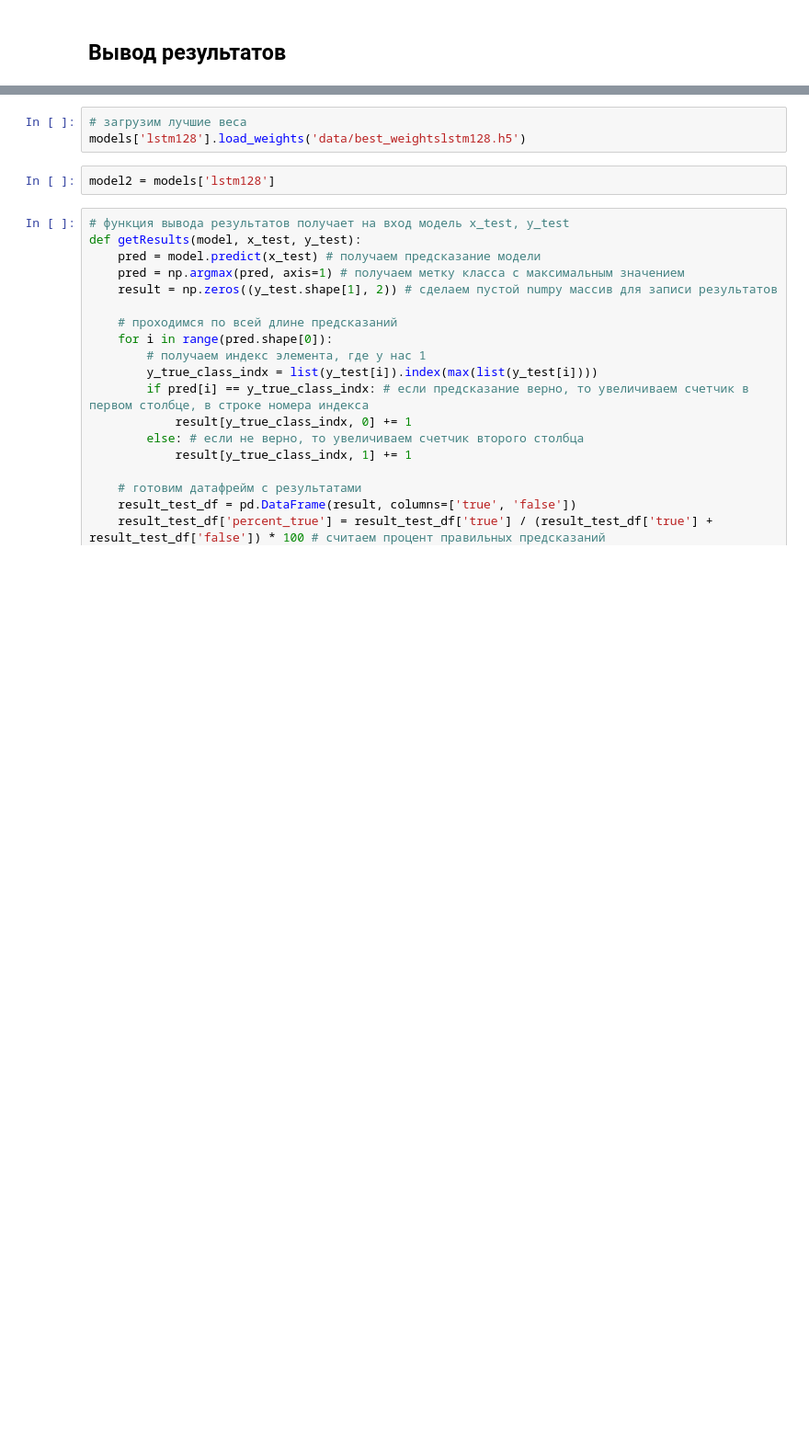
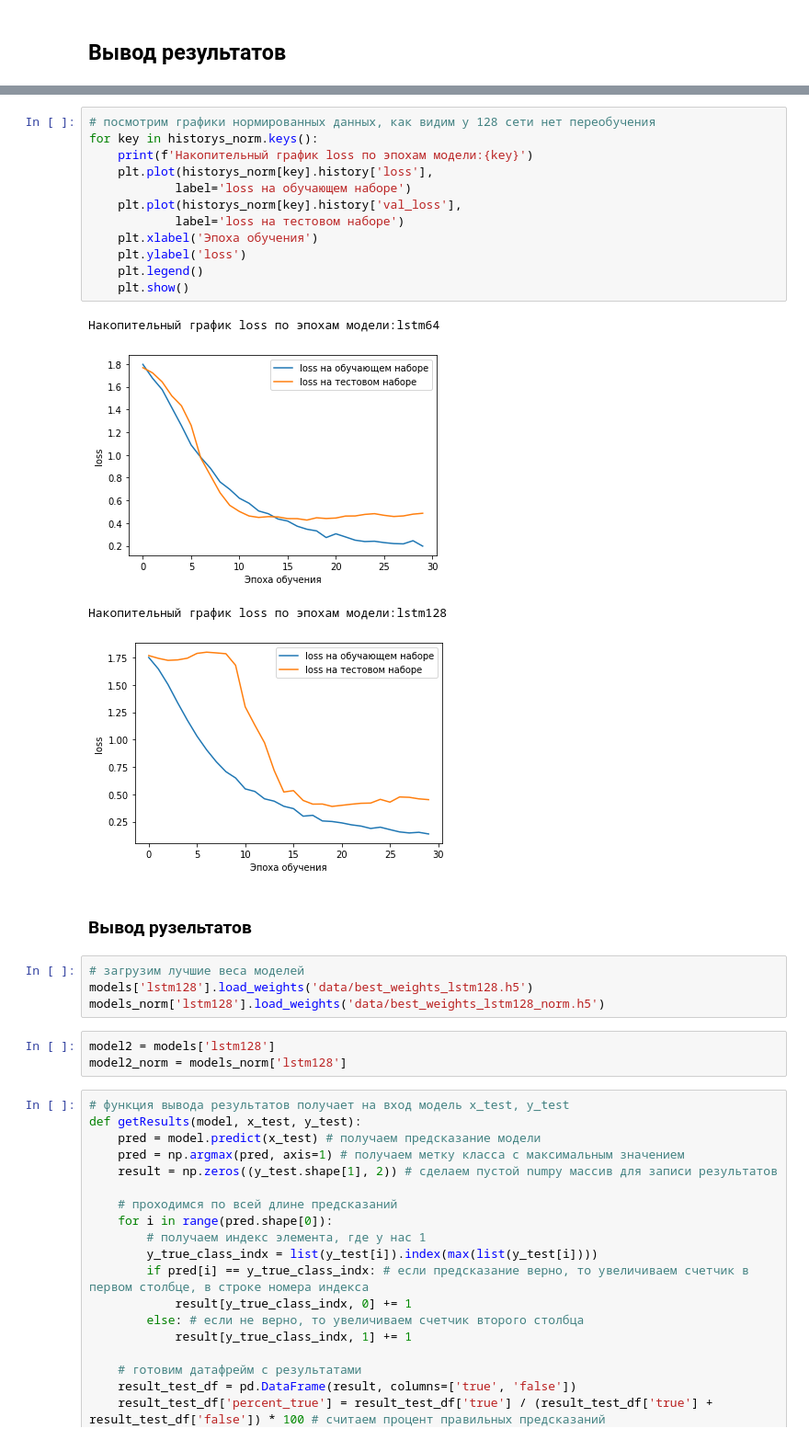
Before and after one commit to resquilleur/TestWorkNeowoxCC, a Jupyter notebook: Main.ipynb, the cells around one changed output, grey strips where cells are left out. Shown at 92% size. Drawn from its saved outputs; the diff is of its cells as text; blank space fills up the shorter version.

```diff
--- a/Main.ipynb
+++ b/Main.ipynb
@@ -240,8 +330,29 @@ Epoch 30/30
+# %%
+# посмотрим графики нормированных данных, как видим у 128 сети нет переобучения
+for key in historys_norm.keys():
+    print(f'Накопительный график loss по эпохам модели:{key}')
+    plt.plot(historys_norm[key].history['loss'],
+            label='loss на обучающем наборе')
+    plt.plot(historys_norm[key].history['val_loss'],
+            label='loss на тестовом наборе')
+    plt.xlabel('Эпоха обучения')
+    plt.ylabel('loss')
+    plt.legend()
+    plt.show()
+# %% [output]
+Накопительный график loss по эпохам модели:lstm64
+[figure, added]
+Накопительный график loss по эпохам модели:lstm128
+[figure, added]
+# %% [markdown]
+### Вывод рузельтатов
 # %%
-# загрузим лучшие веса
-models['lstm128'].load_weights('data/best_weightslstm128.h5')
+# загрузим лучшие веса моделей
+models['lstm128'].load_weights('data/best_weights_lstm128.h5')
+models_norm['lstm128'].load_weights('data/best_weights_lstm128_norm.h5')
 # %%
 model2 = models['lstm128']
+model2_norm = models_norm['lstm128']
 # %%
 # функция вывода результатов получает на вход модель x_test, y_test
 def getResults(model, x_test, y_test):
```
Also changed, not shown: parts of 25 cells of this notebook.
